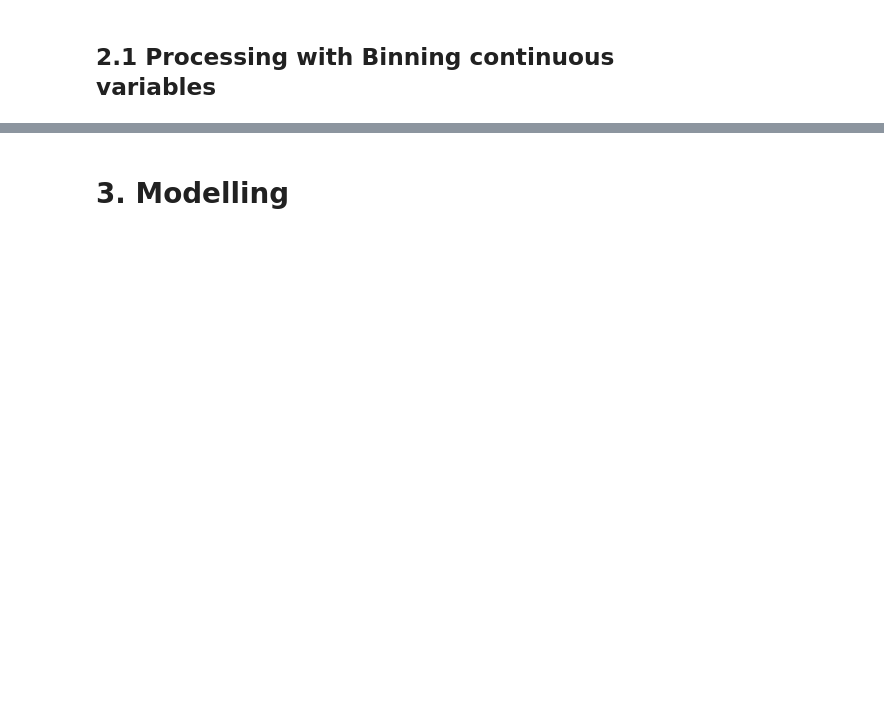
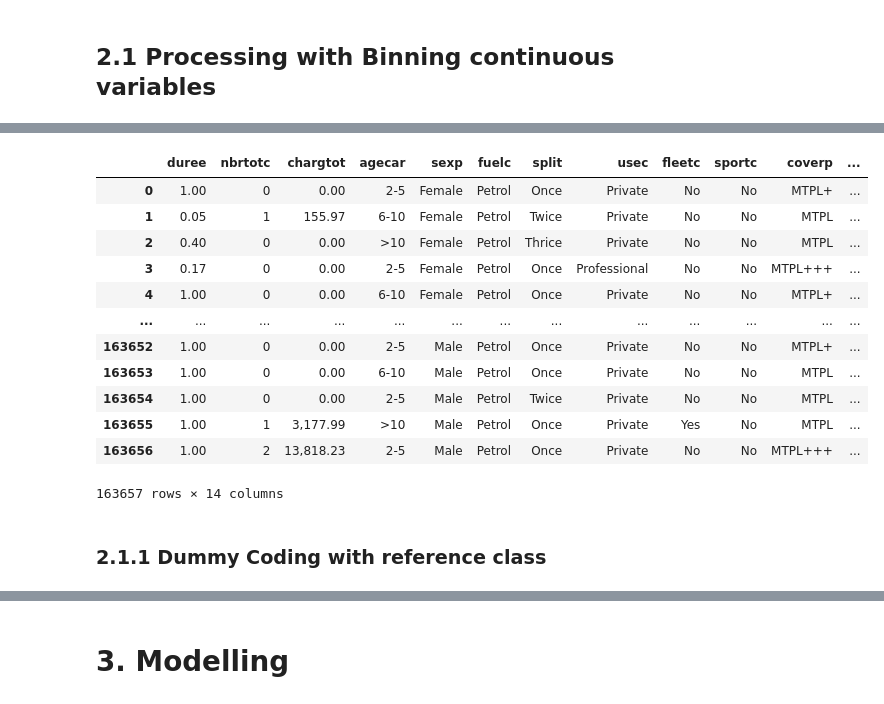
Before and after one commit to MarinoSanLorenzo/actuarial_ds, a Jupyter notebook: main_assignment.ipynb, the cells around one changed output, grey strips where cells are left out. Cells and saved outputs as stored; diff of their text form; code cells hidden in the pictures; blank space fills up the shorter version.

Commit message:
glm severity + frequency

```diff
--- a/main_assignment.ipynb
+++ b/main_assignment.ipynb
@@ -315,0 +302,2 @@ dtype: object
+# %%
+df, risk_group_mapping = apply_mean_hot_categorical_encoding(df, claim_frequency_name, 'district', nb_bin=3) #, risk_groups = ['A', 'B', 'C', 'D', 'E'])
@@ -315,0 +327,2 @@ dtype: object
+# %%
+df = bin_numerical_variables(df, 'AGEPH', nb_bin=5)
@@ -327,5 +375,13 @@ exposure = df[exposure_name]
 # %%
-non_predictor_variables = [claim_amount_name, claim_frequency_name, nb_claims_name, *params.get(Constants.VARIABLES_TO_EXCLUDE)]
+non_predictor_variables = [
+                         #claim_amount_name, \
+                           claim_frequency_name, \
+                      #     nb_claims_name,
+                           'nbrtotan',
+                           'district',
+                           'CODPOSS',
+                            'AGEPH',
+                           *params.get(Constants.VARIABLES_TO_EXCLUDE)]
 # %%
-X =df.drop(columns=non_predictor_variables)
+df_step1 =df.drop(columns=non_predictor_variables)
 # %%
@@ -332,0 +427,18 @@ X.columns
+# %%
+df_step1
+# %% [output]
+|  | duree | nbrtotc | chargtot | agecar | sexp | fuelc | split | usec | fleetc | sportc | coverp | ... |
+| 0 | 1.00 | 0 | 0.00 | 2-5 | Female | Petrol | Once | Private | No | No | MTPL+ | ... |
+| 1 | 0.05 | 1 | 155.97 | 6-10 | Female | Petrol | Twice | Private | No | No | MTPL | ... |
+| 2 | 0.40 | 0 | 0.00 | >10 | Female | Petrol | Thrice | Private | No | No | MTPL | ... |
+| 3 | 0.17 | 0 | 0.00 | 2-5 | Female | Petrol | Once | Professional | No | No | MTPL+++ | ... |
+| 4 | 1.00 | 0 | 0.00 | 6-10 | Female | Petrol | Once | Private | No | No | MTPL+ | ... |
+| ... | ... | ... | ... | ... | ... | ... | ... | ... | ... | ... | ... | ... |
+| 163652 | 1.00 | 0 | 0.00 | 2-5 | Male | Petrol | Once | Private | No | No | MTPL+ | ... |
+| 163653 | 1.00 | 0 | 0.00 | 6-10 | Male | Petrol | Once | Private | No | No | MTPL | ... |
+| 163654 | 1.00 | 0 | 0.00 | 2-5 | Male | Petrol | Twice | Private | No | No | MTPL | ... |
+| 163655 | 1.00 | 1 | 3,177.99 | >10 | Male | Petrol | Once | Private | Yes | No | MTPL | ... |
+| 163656 | 1.00 | 2 | 13,818.23 | 2-5 | Male | Petrol | Once | Private | No | No | MTPL+++ | ... |
+163657 rows × 14 columns
+# %% [markdown]
+### 2.1.1 Dummy Coding with reference class
```
Also changed, not shown: parts of 34 cells of this notebook, 2 other files.
